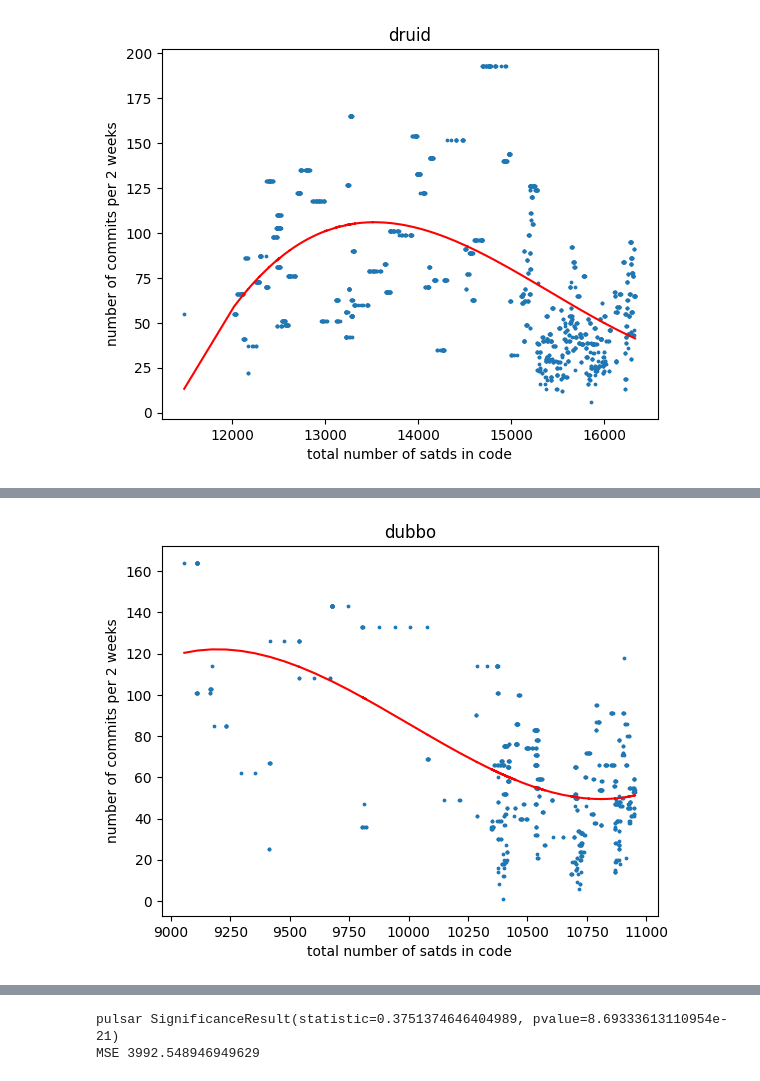
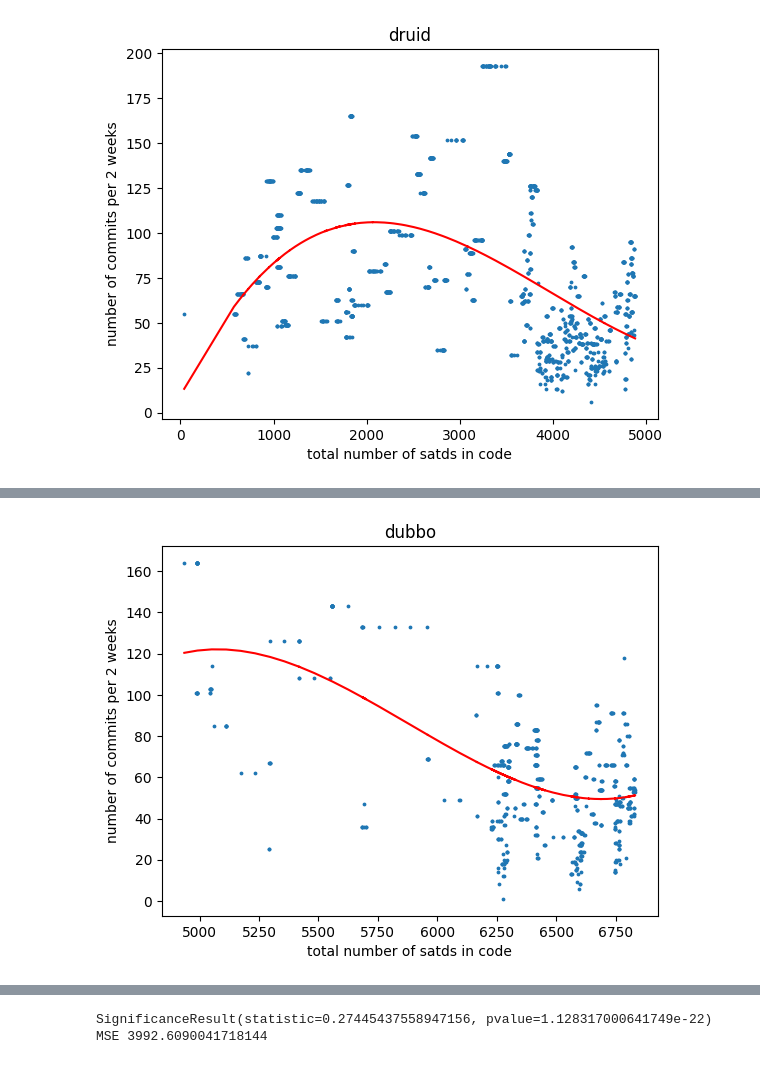
Before and after one commit to patricklindner/satd_finder, a Jupyter notebook: regression.ipynb, the cells around one changed output, grey strips where cells are left out. Cells and saved outputs as stored; diff of their text form; code cells hidden in the pictures.

```diff
--- a/regression.ipynb
+++ b/regression.ipynb
@@ -12,25 +12,20 @@ from sklearn.preprocessing import PolynomialFeatures
 dependence on commit speed
 """
 
-satds = pd.read_csv("data/satds.csv")
-satds["total"] = satds["code|design-debt"] + satds["test-debt"] + satds["documentation-debt"] + satds[
-    "requirement-debt"]
-satds["total_cumsum"] = satds["total"].cumsum()
-commit_frequency = pd.read_csv("data/commit_frequency_14d.csv")
+df = pd.read_csv("data/master-dataset.csv")
+df["total_cumsum"] = df["total"].cumsum()
 
-satds["timestamp"] = pd.to_datetime(satds["timestamp"], unit="s")
-commit_frequency["timestamp"] = pd.to_datetime(commit_frequency["timestamp"])
 
-for project in sorted(satds["project"].unique()):
-    selection_satds = satds[satds["project"] == project].sort_values("timestamp")
-    selection_commit_frequency = commit_frequency[commit_frequency["project"] == project].sort_values("timestamp")
-    merged = pd.merge_asof(selection_satds, selection_commit_frequency, on="timestamp")
-    print(project, stats.spearmanr(merged["total_cumsum"], merged["commits_per_14days"]))
+for project in sorted(df["project"].unique()):
+
+    project_df = df[df["project"] == project]
+
+    print(stats.kendalltau(project_df["total_cumsum"], project_df["commits_per_14days"]))
+
 
     poly = PolynomialFeatures(degree=3)
-    x_poly = poly.fit_transform(merged["total_cumsum"].to_numpy().reshape(-1, 1))
-    y = merged["commits_per_14days"].to_numpy().reshape(-1, 1)
-
+    x_poly = poly.fit_transform(project_df["total_cumsum"].to_numpy().reshape(-1, 1))
+    y = project_df["commits_per_14days"].to_numpy().reshape(-1, 1)
     model = LinearRegression()
     model.fit(x_poly, y)
     predicted = model.predict(x_poly)
@@ -39,8 +34,8 @@ for project in sorted(satds["project"].unique()):
     plt.xlabel("total number of satds in code")
     plt.ylabel("number of commits per 2 weeks")
     plt.title(project)
-    plt.scatter(merged["total_cumsum"], merged["commits_per_14days"], s=3)
-    plt.plot(merged["total_cumsum"], predicted, color="red")
+    plt.scatter(project_df["total_cumsum"], project_df["commits_per_14days"], s=3)
+    plt.plot(project_df["total_cumsum"], predicted, color="red")
     plt.savefig(f"plots/commit_frequency/{project}.png")
     plt.show()
 # %% [output]
@@ -49 +44 @@ MSE 1224.5603798582024
-[figure, old version]
+[figure, new version]
@@ -52 +47 @@ MSE 603.1076942558258
-[figure, old version]
+[figure, new version]
@@ -62,2 +57,2 @@ MSE 10016.362222615888
-pulsar SignificanceResult(statistic=0.3751374646404989, pvalue=8.69333613110954e-21)
-MSE 3992.548946949629
+SignificanceResult(statistic=0.27445437558947156, pvalue=1.128317000641749e-22)
+MSE 3992.6090041718144
```
Also changed, not shown: parts of 2 cells of this notebook, 8 other files.
